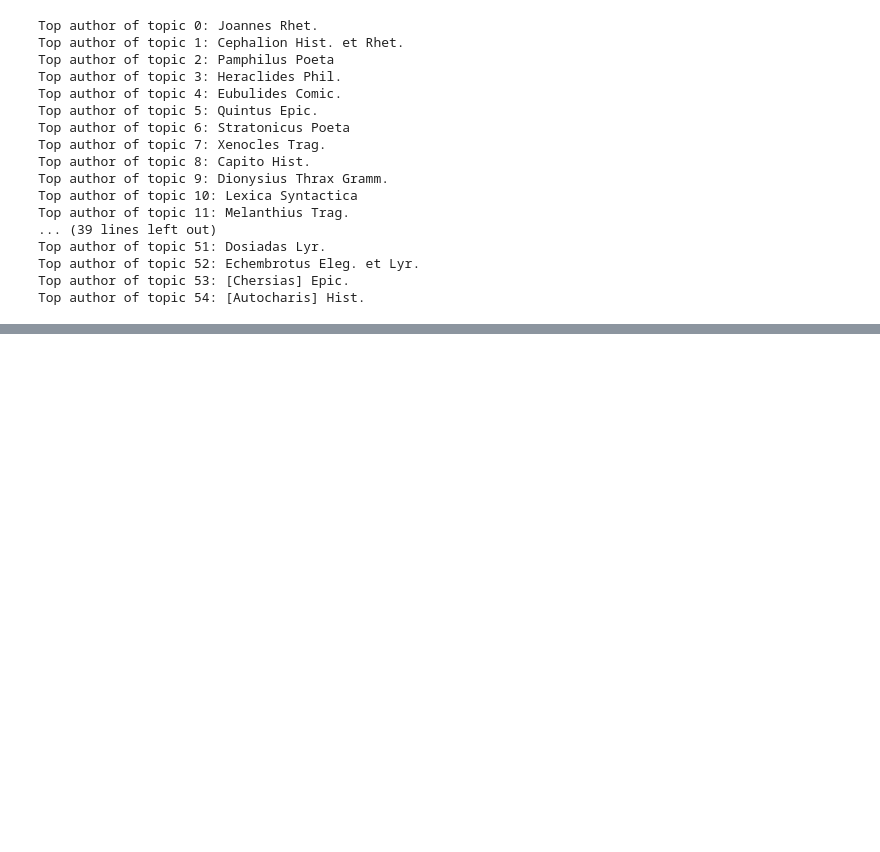
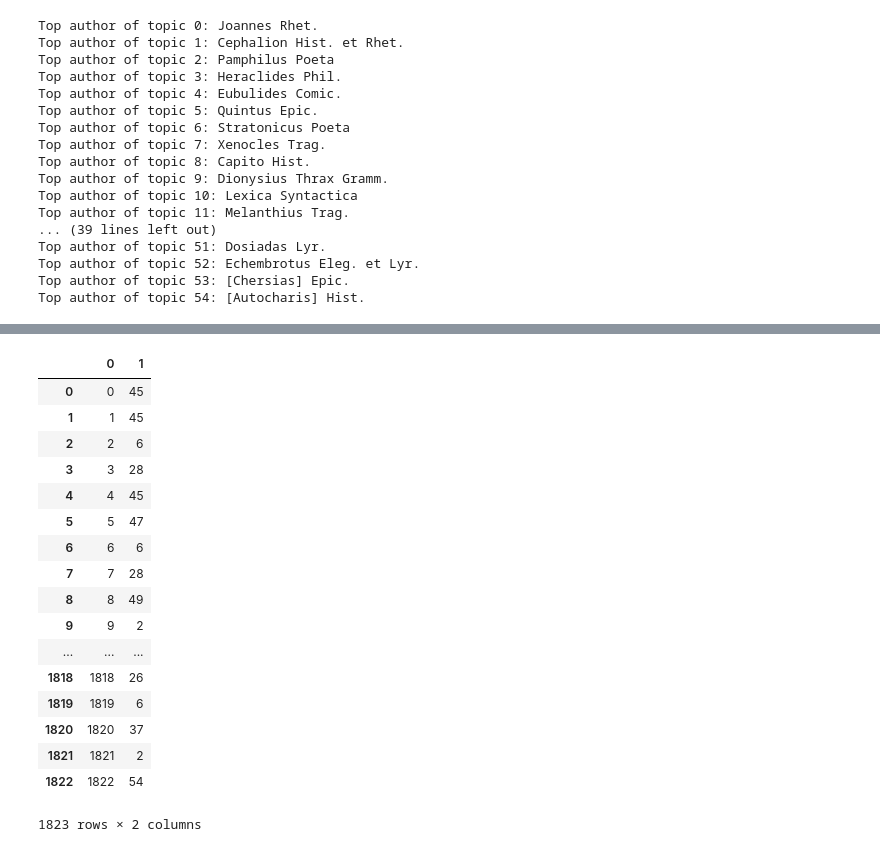
Before and after one commit to kylepjohnson/notebooks, a Jupyter notebook: public_talks/2016_10_26_harvard/2 Clustering.ipynb, the cells around one changed output, grey strips where cells are left out. Saved outputs shown, nothing was run; the diff lists cells and outputs as text; code cells hidden in the pictures; blank space fills up the shorter version.

```diff
--- a/public_talks/2016_10_26_harvard/2 Clustering.ipynb
+++ b/public_talks/2016_10_26_harvard/2 Clustering.ipynb
@@ -216,0 +292,4 @@ df
+# %%
+# http://scikit-learn.org/stable/modules/preprocessing.html
+# first load scaler and train on given data set
+scaler = preprocessing.StandardScaler().fit(df)
@@ -216,0 +324,3 @@ df
+# %%
+# actually do normalization; can be reused for eg a training set
+df_scaled = pandas.DataFrame(scaler.transform(df))
@@ -216,0 +329,33 @@ df
+# %%
+# Convert DataFrame to matrix
+matrix = df_scaled.as_matrix()
+
+km = cluster.KMeans(n_clusters=n_topics)
+km.fit(matrix)
+
+# Get cluster assignment labels
+labels = km.labels_
+
+# Format results as a DataFrame
+df_clusters = pandas.DataFrame([df_scaled.index, labels]).T  # add author names to the 0 col
+# %%
+df_clusters
+# %% [output]
+|  | 0 | 1 |
+| 0 | 0 | 45 |
+| 1 | 1 | 45 |
+| 2 | 2 | 6 |
+| 3 | 3 | 28 |
+| 4 | 4 | 45 |
+| 5 | 5 | 47 |
+| 6 | 6 | 6 |
+| 7 | 7 | 28 |
+| 8 | 8 | 49 |
+| 9 | 9 | 2 |
+| ... | ... | ... |
+| 1818 | 1818 | 26 |
+| 1819 | 1819 | 6 |
+| 1820 | 1820 | 37 |
+| 1821 | 1821 | 2 |
+| 1822 | 1822 | 54 |
+1823 rows × 2 columns
```
Also changed, not shown: parts of 14 cells of this notebook.
